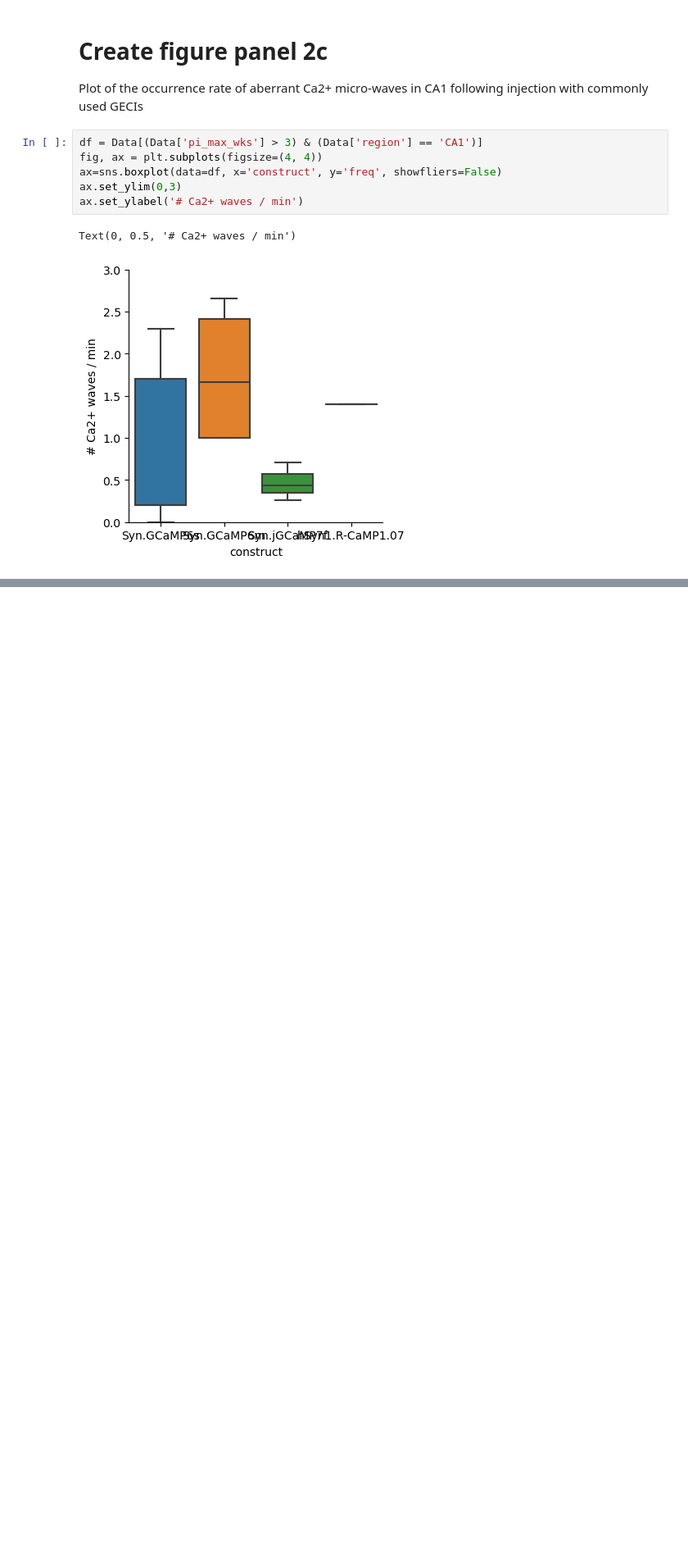
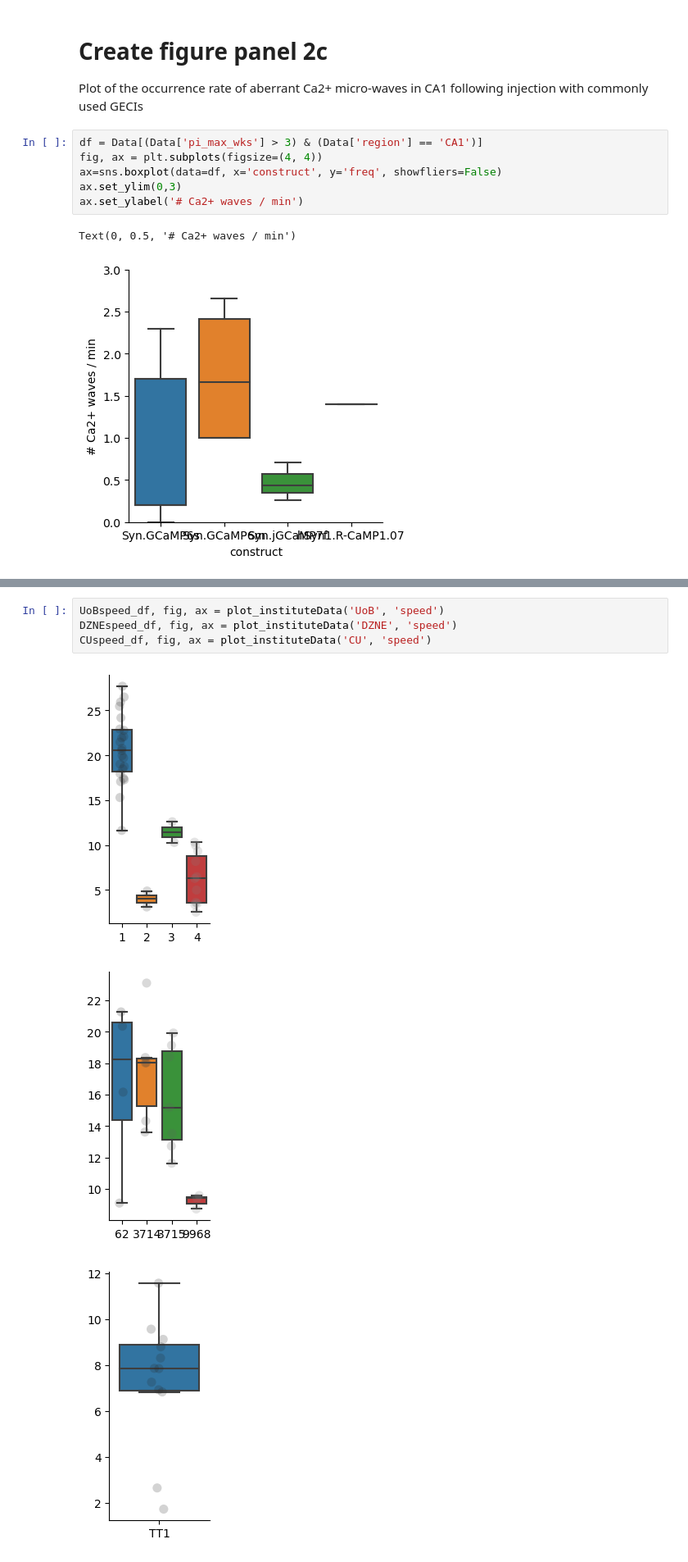
Before and after one commit to tonykelly00/Ca_waves_data-Elife, a Jupyter notebook: notebook/elife_fig.ipynb, the cells around one changed output, grey strips where cells are left out. Shown at 82% size. Cells and saved outputs as stored; diff of their text form; blank space fills up the shorter version.

```diff
--- a/notebook/elife_fig.ipynb
+++ b/notebook/elife_fig.ipynb
@@ -74,0 +85,8 @@ Text(0, 0.5, '# Ca2+ waves / min')
+# %%
+UoBspeed_df, fig, ax = plot_instituteData('UoB', 'speed')
+DZNEspeed_df, fig, ax = plot_instituteData('DZNE', 'speed')
+CUspeed_df, fig, ax = plot_instituteData('CU', 'speed')
+# %% [output]
+[figure, added]
+[figure, added]
+[figure, added]
```
Also changed, not shown: parts of 5 cells of this notebook, 11 other files.
